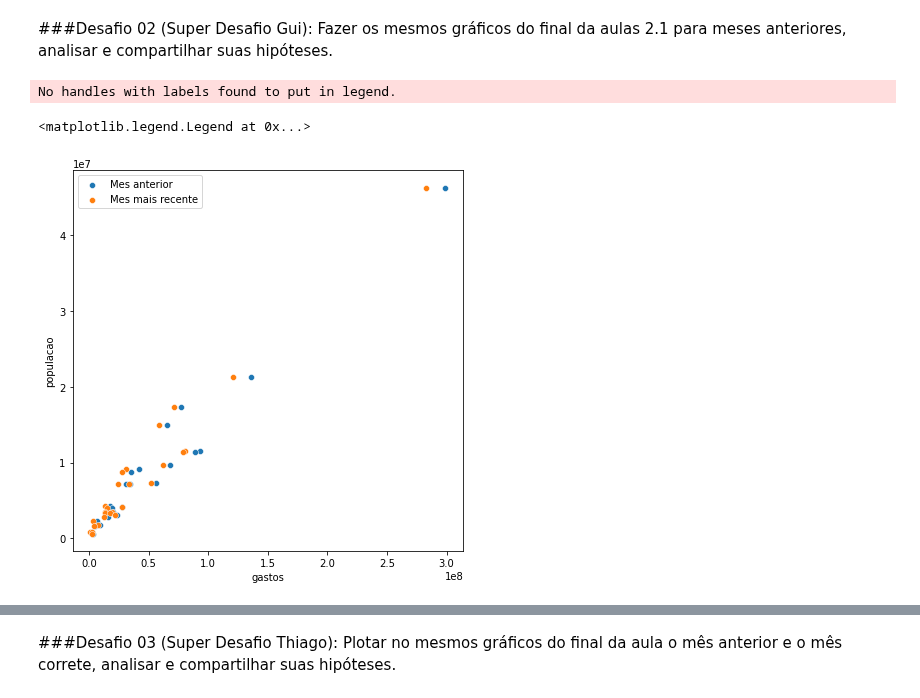
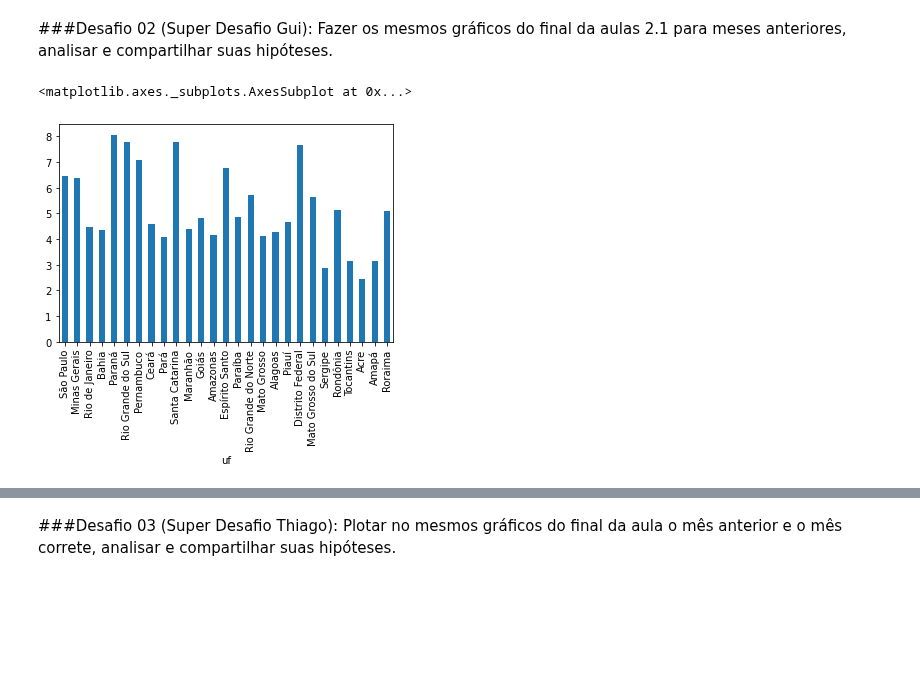
Before and after one commit to rabastos44/Bootcamp-Data-Science-Alura, a Jupyter notebook: Desafios_Modulo_2.ipynb, the cells around one changed output, grey strips where cells are left out. Saved outputs shown, nothing was run; the diff lists cells and outputs as text; code cells hidden in the pictures; blank space fills up the shorter version.

```diff
--- a/Desafios_Modulo_2.ipynb
+++ b/Desafios_Modulo_2.ipynb
@@ -168,23 +168,14 @@ gastos_e_populacao_recente['gasto_por_habitante'].plot(kind='bar')
 [figure]
 # %% [markdown]
 ###Desafio 02 (Super Desafio Gui): Fazer os mesmos gráficos do final da aulas 2.1 para meses anteriores, analisar e compartilhar suas hipóteses.
-# %%
-import seaborn as sns
-
-mes_anterior_recente = ordenado_por_total.columns[-2]
-gastos_mes_anterior = ordenado_por_total[mes_anterior_recente]
-
-populacao, unida_anterior= adiciona_populacao(gastos_mes_anterior, tabela_populacao)
-unida_anterior['gastos por populacao'] = unida_anterior['gastos']*1000000/unida_anterior['populacao']
-
-plt.figure(figsize=(7,7))
-plt.legend()
-
-l1 = sns.scatterplot(x=unida_anterior['gastos']*1000000,y=unida_anterior['populacao'])
-sns.scatterplot(x=gastos_e_populacao_recente['gastos']*1000000,y=gastos_e_populacao_recente['populacao'])
-
-l1.legend(['Mes anterior','Mes mais recente'])
-# %% [output]
-No handles with labels found to put in legend.
-<matplotlib.legend.Legend at 0x...>
-[figure, removed]
+# %%
+mes_anterior_recente = ordenado_por_total.columns[-2]
+gastos_mes_anterior = ordenado_por_total[mes_anterior_recente]*1000000
+
+populacao, unida_anterior= adiciona_populacao(gastos_mes_anterior, tabela_populacao)
+unida_anterior['gasto_por_habitante'] = unida_anterior['gastos']/unida_anterior['populacao']
+
+unida_anterior['gasto_por_habitante'].plot(kind='bar')
+# %% [output]
+<matplotlib.axes._subplots.AxesSubplot at 0x...>
+[figure, added]
```
Also changed, not shown: parts of 7 cells of this notebook.
